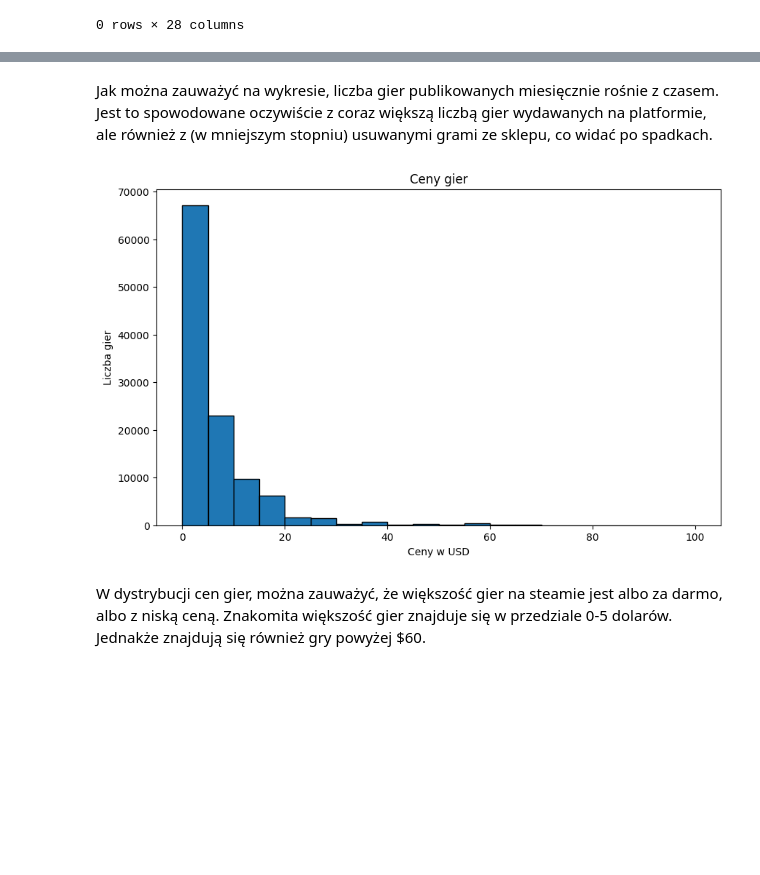
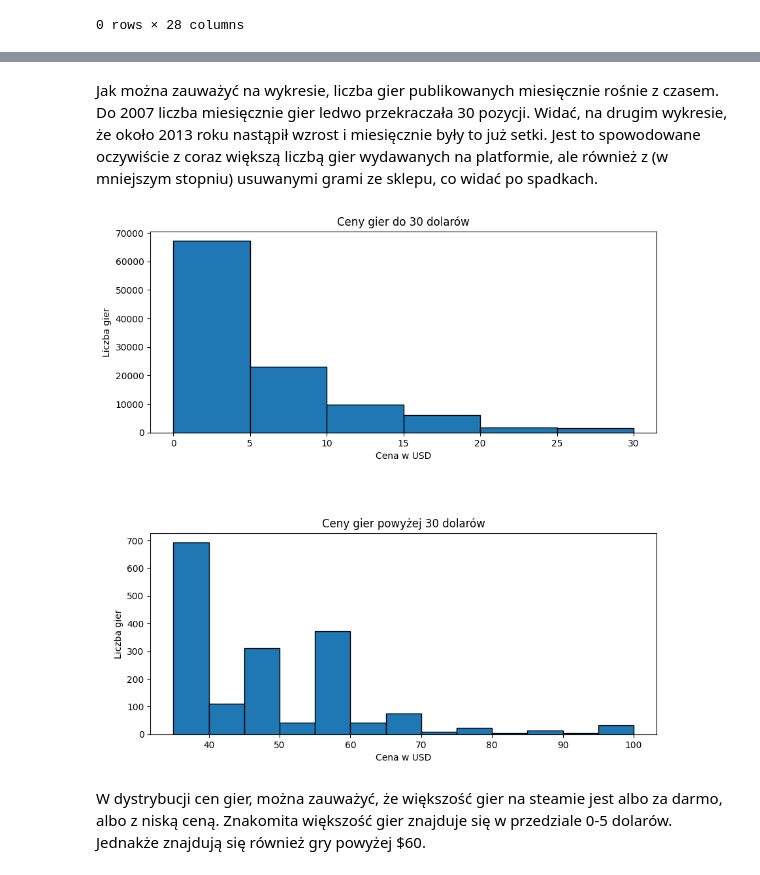
Before and after one commit to mateuszur/Game_Analysis, a Jupyter notebook: gamers_preferences_analysis.ipynb, the cells around one changed output, grey strips where cells are left out. Drawn from its saved outputs; the diff is of its cells as text; code cells hidden in the pictures; blank space fills up the shorter version.

```diff
--- a/gamers_preferences_analysis.ipynb
+++ b/gamers_preferences_analysis.ipynb
@@ -205,16 +195,31 @@ plt.show()
 # %% [markdown]
-Jak można zauważyć na wykresie, liczba gier publikowanych miesięcznie rośnie z czasem. Jest to spowodowane oczywiście z coraz większą liczbą gier wydawanych na platformie, ale również z (w mniejszym stopniu) usuwanymi grami ze sklepu, co widać po spadkach.
+Jak można zauważyć na wykresie, liczba gier publikowanych miesięcznie rośnie z czasem. Do 2007 liczba miesięcznie gier ledwo przekraczała 30 pozycji. Widać, na drugim wykresie, że około 2013 roku nastąpił wzrost i miesięcznie były to już setki. Jest to spowodowane oczywiście z coraz większą liczbą gier wydawanych na platformie, ale również z (w mniejszym stopniu) usuwanymi grami ze sklepu, co widać po spadkach.
-# %%
-# Prices
-bins = range(0, 105, 5)
-plt.figure(figsize=(10, 6))
-plt.hist(df['price'], bins=bins, edgecolor='black')
-plt.title('Ceny gier')
-plt.xlabel('Ceny w USD')
-plt.ylabel('Liczba gier')
-plt.show()
-# %% [output]
-[figure, removed]
+# %%
+# Prices
+price_cutoff = 30
+
+prices_below_30 = df[df['price'] <= price_cutoff]['price']
+prices_above_30 = df[df['price'] > price_cutoff]['price']
+
+bins_below = range(0, 35, 5)  # do 60 dolarów, co 5 dolarów
+bins_above = range(35, 105, 5)  # powyżej 60 dolarów, co 5 dolarów
+
+fig, (ax1, ax2) = plt.subplots(2, 1, figsize=(10, 10))
+plt.subplots_adjust(hspace=0.5)
+
+ax1.hist(prices_below_30, bins=bins_below, edgecolor='black')
+ax1.set_title('Ceny gier do 30 dolarów')
+ax1.set_xlabel('Cena w USD')
+ax1.set_ylabel('Liczba gier')
+
+ax2.hist(prices_above_30, bins=bins_above, edgecolor='black')
+ax2.set_title('Ceny gier powyżej 30 dolarów')
+ax2.set_xlabel('Cena w USD')
+ax2.set_ylabel('Liczba gier')
+
+plt.show()
+# %% [output]
+[figure, added]
 # %% [markdown]
 W dystrybucji cen gier, można zauważyć, że większość gier na steamie jest albo za darmo, albo z niską ceną. Znakomita większość gier znajduje się w przedziale 0-5 dolarów. Jednakże znajdują się również gry powyżej $60.
 # %%
```
Also changed, not shown: parts of 25 cells of this notebook.
